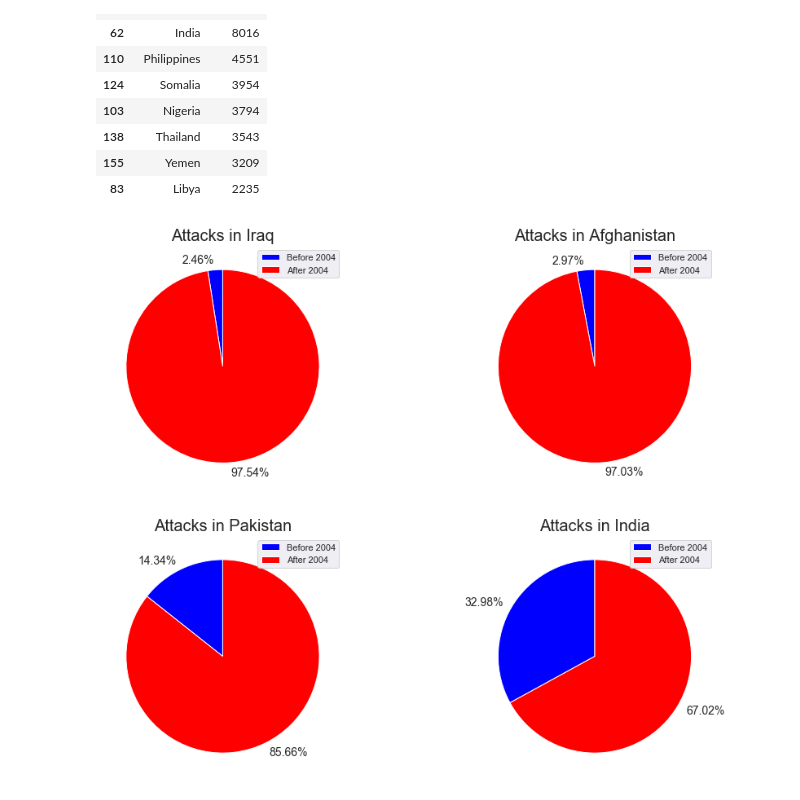
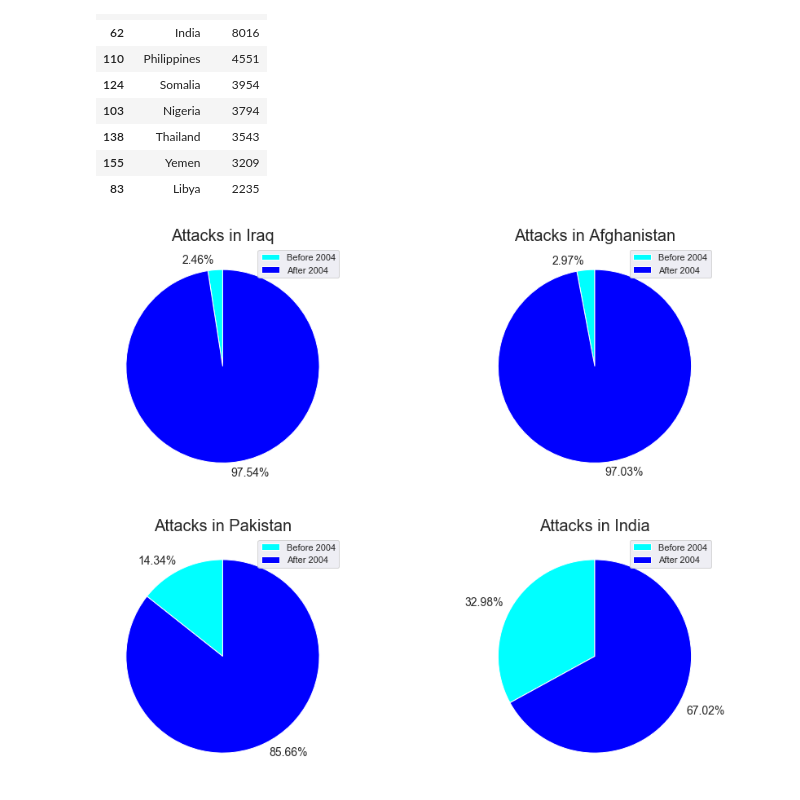
Before and after one commit to bhanuprakash-7/Global_Terrorsim_EDA, a Jupyter notebook: GlobalTerrorismEDA.ipynb, the cells around one changed output. Cells and saved outputs as stored; diff of their text form; code cells hidden in the pictures.

```diff
--- a/GlobalTerrorismEDA.ipynb
+++ b/GlobalTerrorismEDA.ipynb
@@ -213,7 +199,11 @@ Years that have highest number of attacks
 | 39 | 2010 | 4826 |
 | 37 | 2008 | 4805 |
 # %%
+sns.set(font_scale = 1.8)
 plt.figure(figsize=(25, 10))
 temp = df.groupby('Year')['event_id'].count().reset_index()
-sns.barplot(x='Year',y='event_id',data = temp)
+temp.rename(columns = {'event_id':'No.of attacks'},inplace=True)
+sns.barplot(x='Year',y='No.of attacks',data = temp)
+plt.xticks(rotation=90)
+plt.show()
 # %% [output]
@@ -237,7 +226,11 @@ Countries that were attacked the most
 | 188 | United Kingdom | 5235 |
 | 183 | Turkey | 4292 |
 # %%
-plt.figure(figsize=(30, 10))
-temp = df.groupby('Country')['event_id'].count().reset_index().sort_values(by='event_id',ascending=False)[:25]
-sns.barplot(x='Country',y='event_id',data = temp)
+sns.set(font_scale = 2)
+plt.figure(figsize=(30, 8))
+temp = df.groupby('Country')['event_id'].count().reset_index().sort_values(by='event_id',ascending=False)[:20]
+temp.rename(columns = {'event_id':'No.of attacks'},inplace=True)
+sns.barplot(x='Country',y='No.of attacks',data = temp)
+plt.xticks(rotation=25)
+plt.show()
 # %% [output]
@@ -265,6 +257,10 @@ attacks_count
 | 7 | Unarmed Assault | 1015 |
 | 8 | Unknown | 7276 |
 # %%
+sns.set(font_scale = 2)
 plt.figure(figsize=(25, 10))
-sns.boxenplot(x="attack_type", y="event_id",color="b", data=df)
+temp = sns.boxenplot(x="attack_type", y="Year",color="blue", data=df)
+temp.set_yticks(range(1970,2021,5))
+plt.xticks(rotation=15)
+plt.show()
 # %% [output]
@@ -341,23 +338,23 @@ after.groupby('Country')['event_id'].count().reset_index().sort_values(by='event
 # %%
 def country_attacks(country):
     before_attacks = before[before['Country']==country].shape[0]
     after_attacks = after[after['Country']==country].shape[0]
     total_attacks = before_attacks + after_attacks
     return [before_attacks/total_attacks,after_attacks/total_attacks]
 
 plt.figure(figsize=(15, 12))
 Iraq_pie = np.array(country_attacks('Iraq'))
 Afgh_pie = np.array(country_attacks('Afghanistan'))
 Pak_pie = np.array(country_attacks('Pakistan'))
 Ind_pie = np.array(country_attacks('India'))
 countries = ['Iraq','Afghanistan','Pakistan','India']
 pies = [Iraq_pie,Afgh_pie,Pak_pie,Ind_pie]
 for i in range(4):
     plt.subplot(2,2,i+1)
     plt.title('Attacks in ' + countries[i],fontsize = 20)
-    plt.pie(pies[i],radius = 1,colors = ['blue','red'],labels = [str(round(i*100,2))
+    plt.pie(pies[i],radius = 1,colors = ['#00FFFF','blue'],labels = [str(round(i*100,2))
             +'%' for i in country_attacks(countries[i])],textprops={'fontsize': 14},startangle = 90)
     plt.legend(['Before 2004','After 2004'],fontsize = 11)
 plt.show()
 # %% [output]
-[figure, old version]
+[figure, new version]
```
Also changed, not shown: parts of 13 cells of this notebook.
